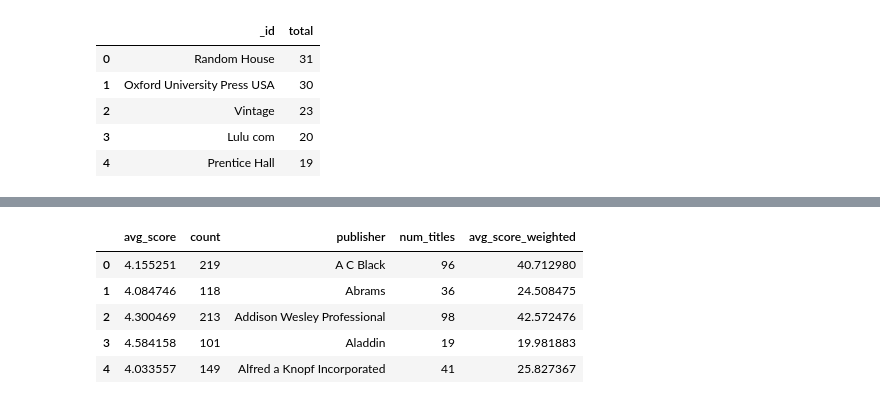
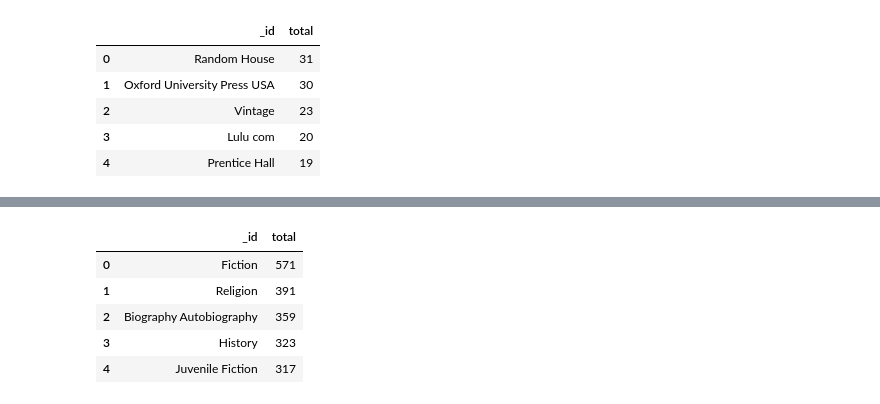
Before and after one commit to AndreaAlberti07/Amazon-books-reviews-ML, a Jupyter notebook: notebooks/hypotesis_testing/hypothesis_6.ipynb, the cells around one changed output, grey strips where cells are left out. Saved outputs shown, nothing was run; the diff lists cells and outputs as text; code cells hidden in the pictures.

```diff
--- a/notebooks/hypotesis_testing/hypothesis_7.ipynb
+++ b/notebooks/hypotesis_testing/hypothesis_6.ipynb
@@ -234,9 +395,9 @@ df_results_2_publisher['avg_score_weighted'] = df_results_2_publisher.avg_score
 # %%
-df_results_2_publisher.head()
+df_results.head()
 # %% [output]
-|  | avg_score | count | publisher | num_titles | avg_score_weighted |
-| 0 | 4.155251 | 219 | A C Black | 96 | 40.712980 |
-| 1 | 4.084746 | 118 | Abrams | 36 | 24.508475 |
-| 2 | 4.300469 | 213 | Addison Wesley Professional | 98 | 42.572476 |
-| 3 | 4.584158 | 101 | Aladdin | 19 | 19.981883 |
-| 4 | 4.033557 | 149 | Alfred a Knopf Incorporated | 41 | 25.827367 |
+|  | _id | total |
+| 0 | Fiction | 571 |
+| 1 | Religion | 391 |
+| 2 | Biography Autobiography | 359 |
+| 3 | History | 323 |
+| 4 | Juvenile Fiction | 317 |
```
Also changed, not shown: parts of 35 cells of this notebook, 2 other files.
